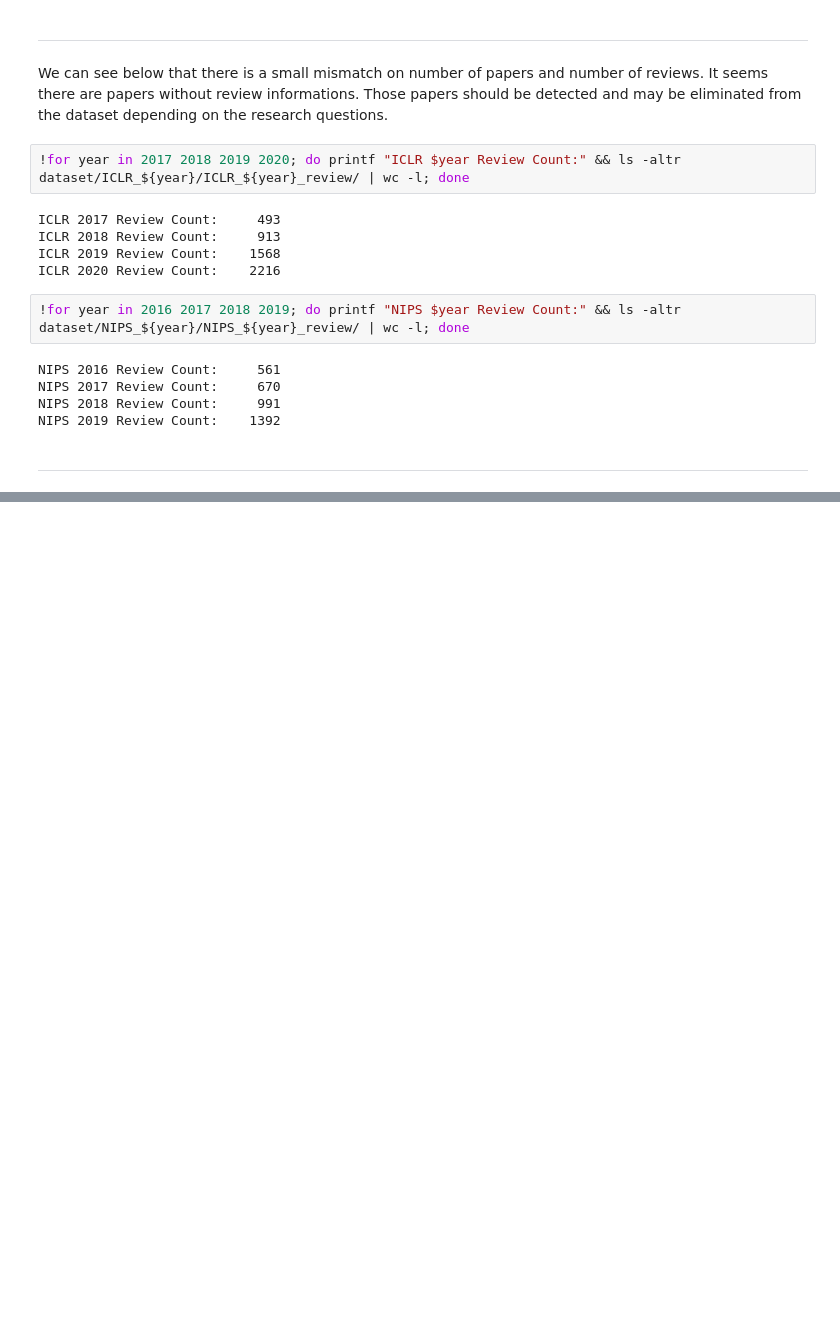
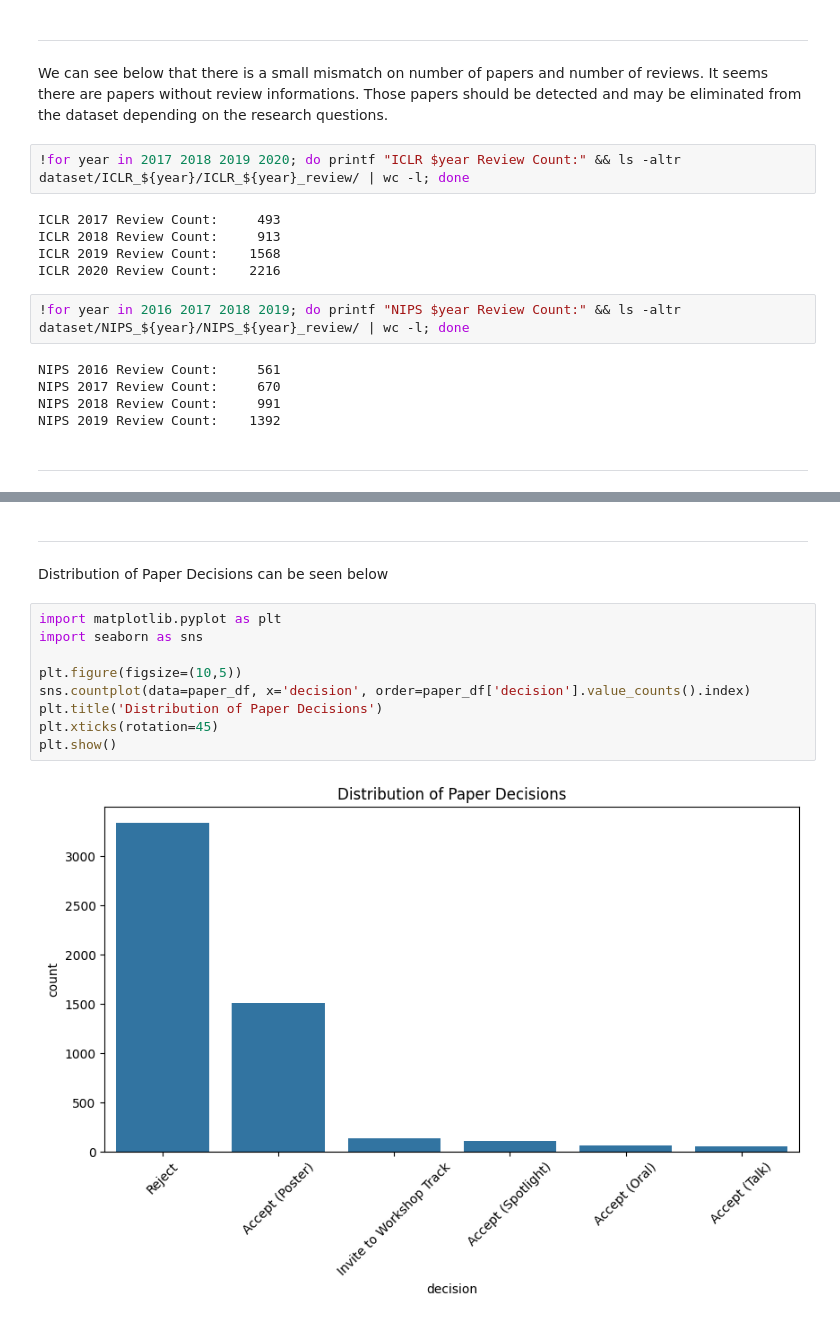
Before and after one commit to didemir/DLTA_project, a Jupyter notebook: eda.ipynb, the cells around one changed output, grey strips where cells are left out. Cells and saved outputs as stored; diff of their text form; blank space fills up the shorter version.

```diff
--- a/eda.ipynb
+++ b/eda.ipynb
@@ -148,0 +327,15 @@ NIPS 2019 Review Count:    1392
+# %% [markdown]
+---
+
+Distribution of Paper Decisions can be seen below
+# %%
+import matplotlib.pyplot as plt
+import seaborn as sns
+
+plt.figure(figsize=(10,5))
+sns.countplot(data=paper_df, x='decision', order=paper_df['decision'].value_counts().index)
+plt.title('Distribution of Paper Decisions')
+plt.xticks(rotation=45)
+plt.show()
+# %% [output]
+[figure, added]
```
Also changed, not shown: parts of 22 cells of this notebook, 1 other file.
